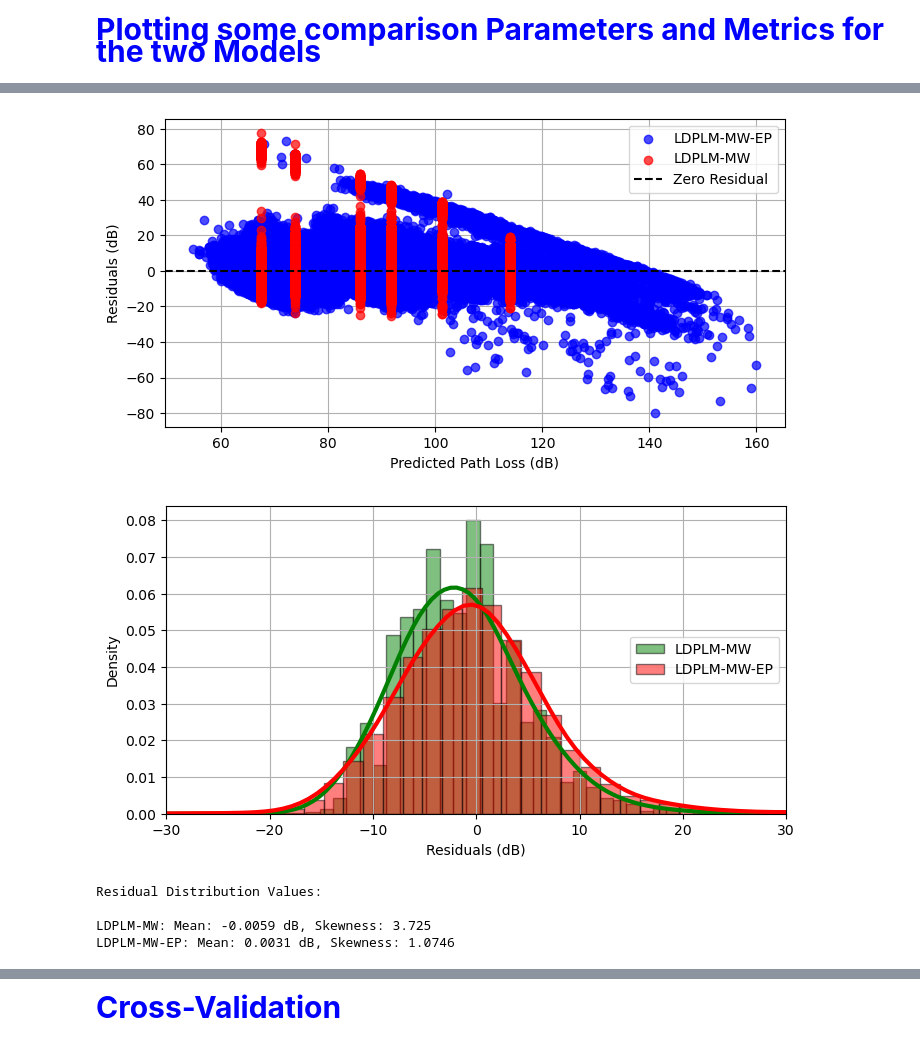
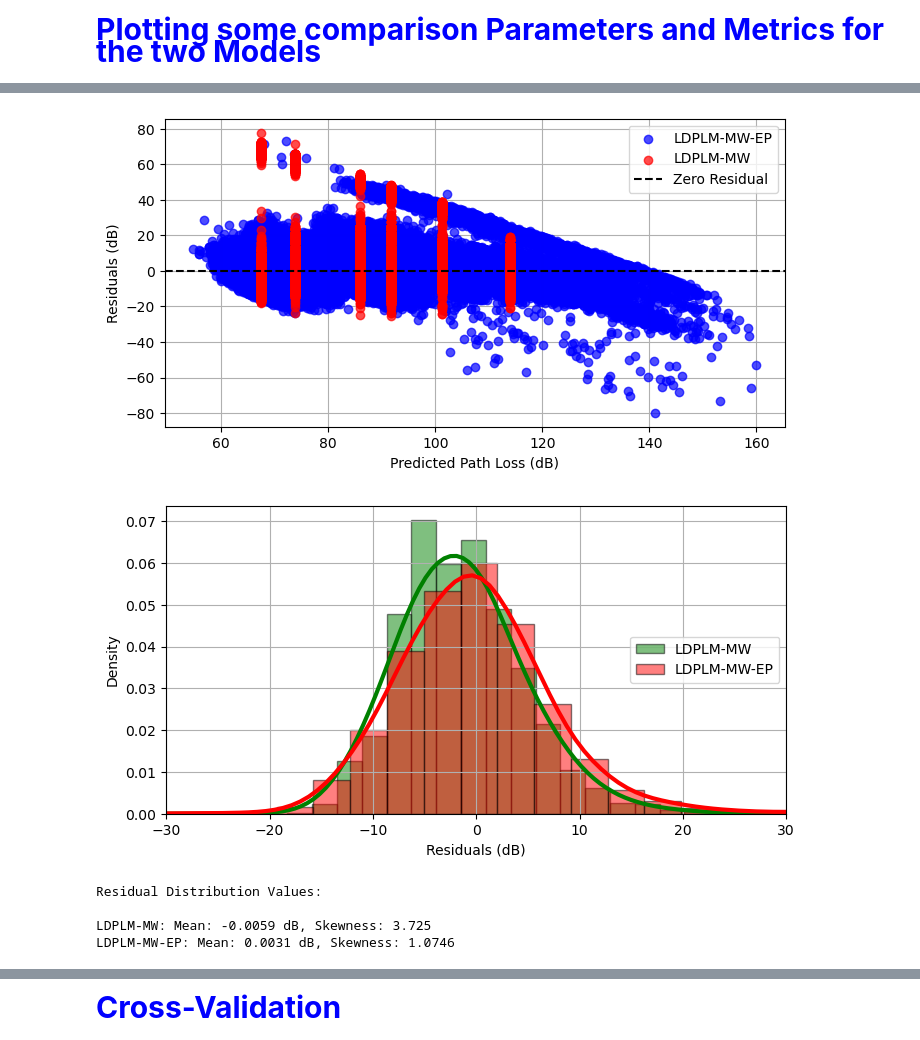
Before and after one commit to nahshonmokua/LoRaWAN-Indoor-Path-Loss-Modelling-with-MultiWall-Environment-Factors, a Jupyter notebook: LDPLM.ipynb, the cells around one changed output, grey strips where cells are left out. Cells and saved outputs as stored; diff of their text form; code cells hidden in the pictures.

Commit message:
Error Analysis - Enhancing Histogram

```diff
--- a/LDPLM.ipynb
+++ b/LDPLM.ipynb
@@ -400,40 +400,40 @@ plt.show()
 plt.figure(figsize=(8, 4))
 
 # Plot histograms with density=True to normalize the counts
-plt.hist(residuals_mw, bins=80, alpha=0.5, label='LDPLM-MW', color='green', edgecolor='k', density=True)
-plt.hist(residuals_ep, bins=80, alpha=0.5, label='LDPLM-MW-EP', color='red', edgecolor='k', density=True)
+plt.hist(residuals_mw, bins=43, alpha=0.5, label='LDPLM-MW', color='green', edgecolor='k', density=True)
+plt.hist(residuals_ep, bins=43, alpha=0.5, label='LDPLM-MW-EP', color='red', edgecolor='k', density=True)
 
 # KDE plots using Seaborn
 sns.kdeplot(residuals_mw, color='green', bw_adjust=3, linewidth=3)
 sns.kdeplot(residuals_ep, color='red', bw_adjust=3, linewidth=3)
 
 plt.xlabel('Residuals (dB)')
 plt.ylabel('Density')  # Changed from 'Frequency' to 'Density' due to normalization
 # plt.title('Histogram of Residuals Comparison')
 plt.xlim(-30, 30)  # Set x-axis limits
 plt.legend(loc='center right')
 plt.grid(True)
 plt.savefig('../all_data_files/Histogram_of_Residuals_with_KDE.png', dpi=1000)
 plt.show()
 
 # Convert numpy arrays to pandas Series
 residuals_mw = pd.Series(residuals_mw)
 residuals_ep = pd.Series(residuals_ep)
 
 # Residual Distribution Values
 resid_mean_mw = round(residuals_mw.mean(), 4)
 resid_skew_mw = round(residuals_mw.skew(), 4)
 
 resid_mean_ep = round(residuals_ep.mean(), 4)
 resid_skew_ep = round(residuals_ep.skew(), 4)
 
 print(f'\nResidual Distribution Values:')
 print(f'\nLDPLM-MW: Mean: {resid_mean_mw} dB, Skewness: {resid_skew_mw}')
 print(f'LDPLM-MW-EP: Mean: {resid_mean_ep} dB, Skewness: {resid_skew_ep}')
 # %% [output]
 [figure]
 [figure]
-[figure, old version]
+[figure, new version]
 Residual Distribution Values:
 
 LDPLM-MW: Mean: -0.0059 dB, Skewness: 3.725
```
Also changed, not shown: parts of 1 cell of this notebook.
